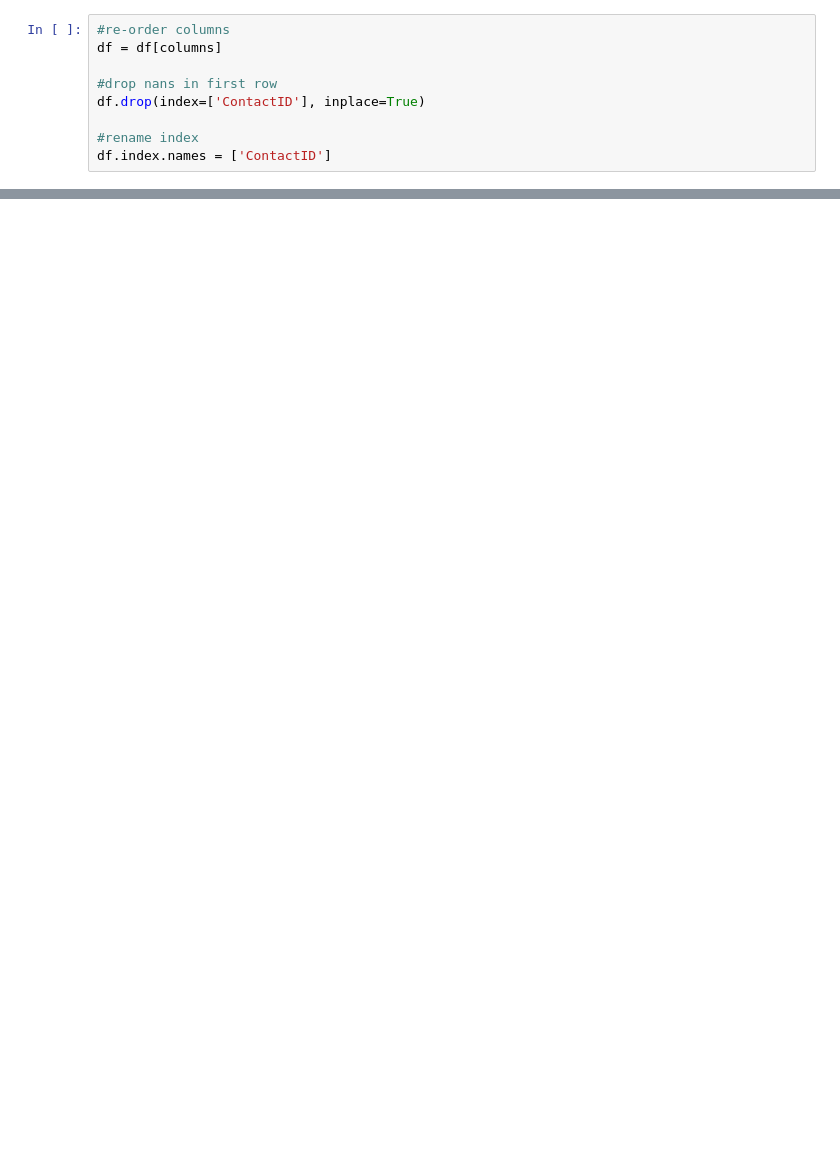
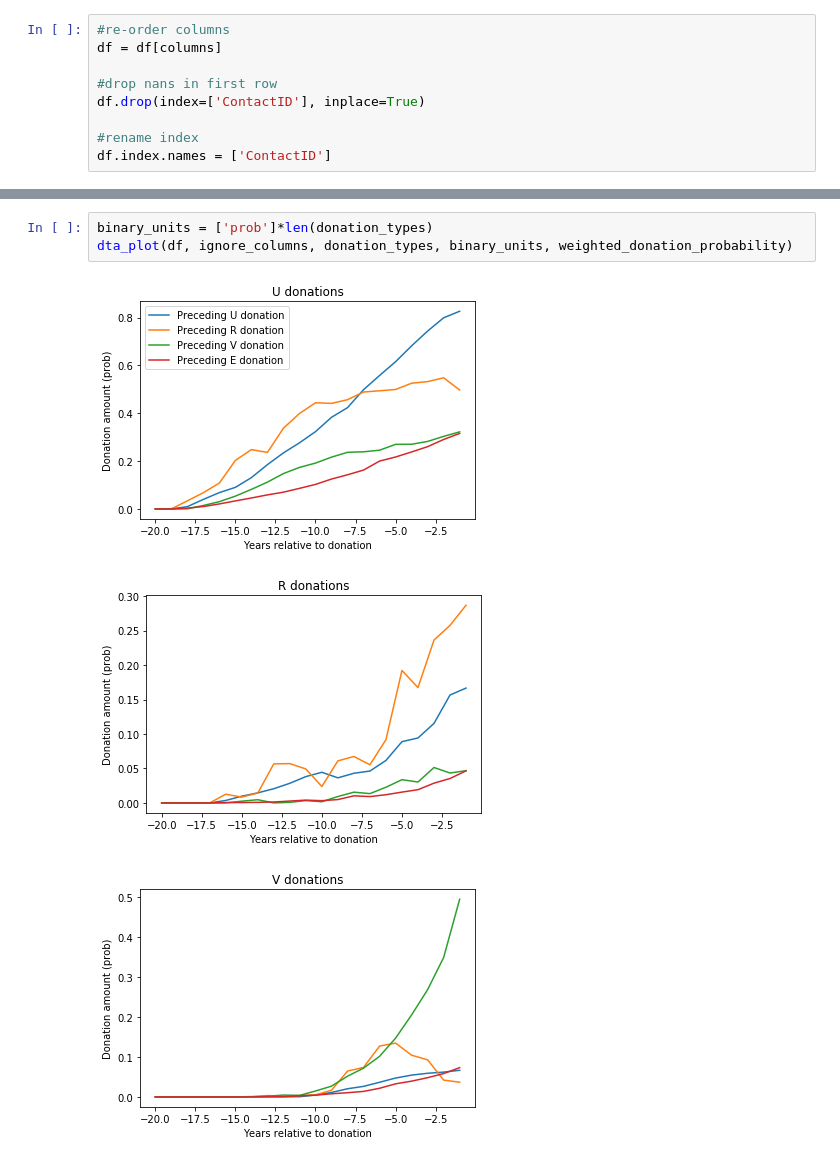
Before and after one commit to ContextLab/storytelling-with-data, a Jupyter notebook: data-stories/upper-valley-land-trust/uvlt_donation_timeline.ipynb, the cells around one changed output, grey strips where cells are left out. Saved outputs shown, nothing was run; the diff lists cells and outputs as text; blank space fills up the shorter version.

```diff
--- a/data-stories/upper-valley-land-trust/uvlt_donation_timeline.ipynb
+++ b/data-stories/upper-valley-land-trust/uvlt_donation_timeline.ipynb
@@ -199,0 +323,7 @@ for i, d1 in enumerate(donation_types): #plot ID-- what is being plotted leading
+# %%
+binary_units = ['prob']*len(donation_types)
+dta_plot(df, ignore_columns, donation_types, binary_units, weighted_donation_probability)
+# %% [output]
+[figure, added]
+[figure, added]
+[figure, added]
```
Also changed, not shown: parts of 23 cells of this notebook.
